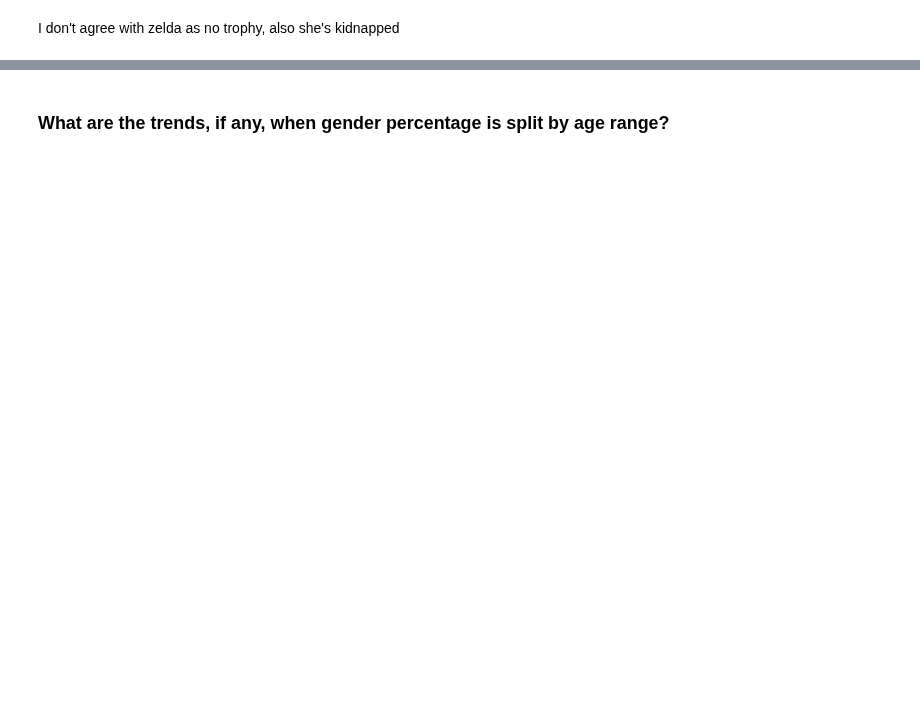
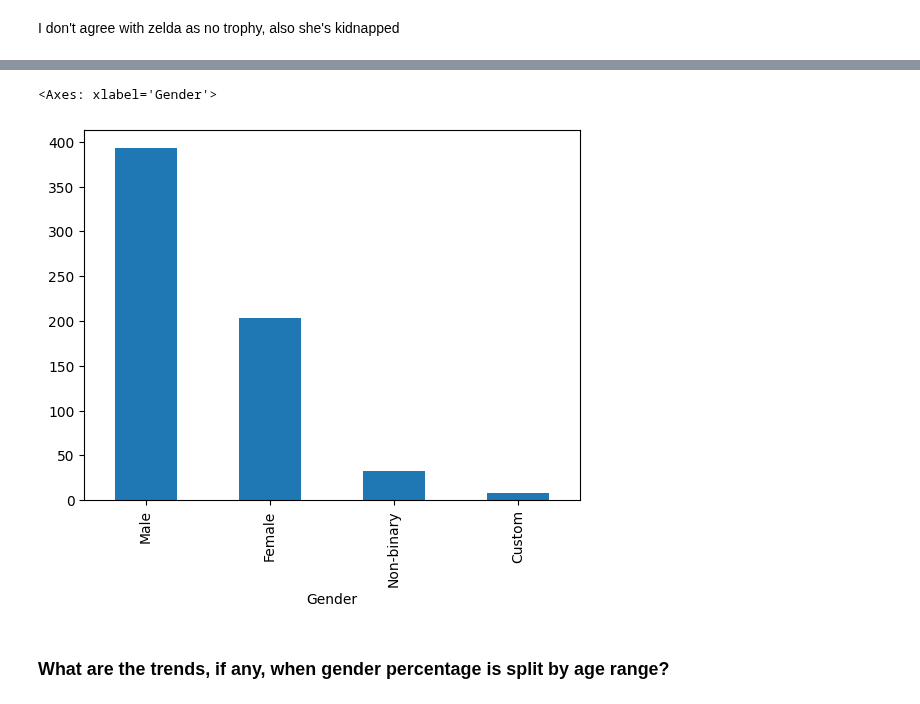
Before and after one commit to hayleyyryan/CFG_Degree_Project_Group_4, a Jupyter notebook: notebooks/archive/character_and_sexualization.ipynb, the cells around one changed output, grey strips where cells are left out. Drawn from its saved outputs; the diff is of its cells as text; code cells hidden in the pictures; blank space fills up the shorter version.

```diff
--- a/notebooks/archive/character_and_sexualization.ipynb
+++ b/notebooks/archive/character_and_sexualization.ipynb
@@ -60,3 +157,8 @@ full_percent_formatted
+# %%
+df_char['Gender'].value_counts().plot(kind='bar')
+# %% [output]
+<Axes: xlabel='Gender'>
+[figure, added]
 # %% [markdown]
 ### What are the trends, if any, when gender percentage is split by age range?
 # %%
```
Also changed, not shown: parts of 30 cells of this notebook, 3 other files.
